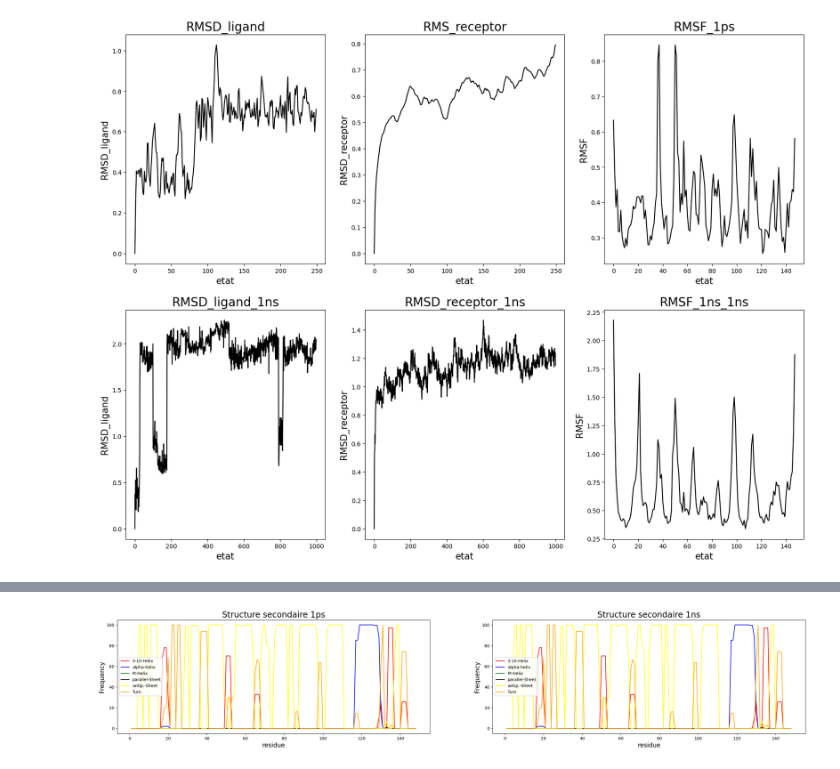
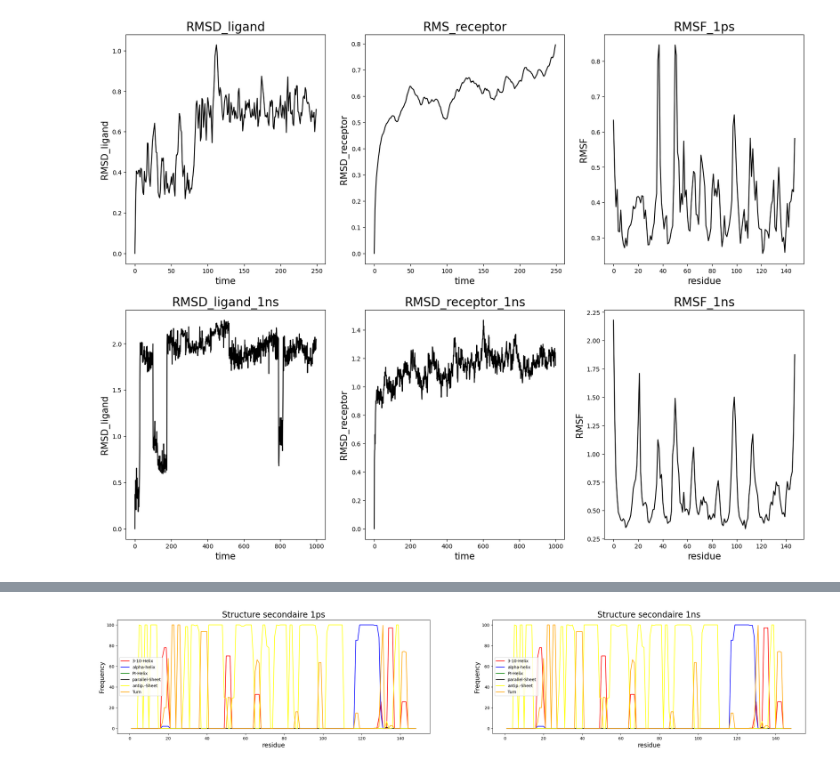
Before and after one commit to ChabCorp/TP_modmol, a Jupyter notebook: res_TP2/res.ipynb, the cells around one changed output, grey strips where cells are left out. Cells and saved outputs as stored; diff of their text form; code cells hidden in the pictures.

```diff
--- a/res_TP2/res.ipynb
+++ b/res_TP2/res.ipynb
@@ -8,40 +8,40 @@ import matplotlib.pyplot as plt
 fig, ax = plt.subplots(2,3, figsize=(20,15))
 rms = pd.read_csv('rms_lig.txt', header=None)
 ax[0,0].plot(rms, color='black')
-ax[0,0].set_xlabel('etat', fontsize=15)
+ax[0,0].set_xlabel('time', fontsize=15)
 ax[0,0].set_ylabel('RMSD_ligand', fontsize=15)
 ax[0,0].set_title('RMSD_ligand', fontsize=20)
 
 rms_rec = pd.read_csv("rms_rec.txt", header=None)
 ax[0,1].plot(rms_rec, color='black')
-ax[0,1].set_xlabel('etat', fontsize=15)
+ax[0,1].set_xlabel('time', fontsize=15)
 ax[0,1].set_ylabel('RMSD_receptor', fontsize=15)
 ax[0,1].set_title('RMS_receptor', fontsize=20)
 
 rmsf = pd.read_csv("rmsf.txt", header=None)
 ax[0,2].plot(rmsf, color='black')
-ax[0,2].set_xlabel('etat', fontsize=15)
+ax[0,2].set_xlabel('residue', fontsize=15)
 ax[0,2].set_ylabel('RMSF', fontsize=15)
 ax[0,2].set_title('RMSF_1ps', fontsize=20)
 
 rms_1ns = pd.read_csv('rms_lig_1ns.txt', header=None)
 ax[1,0].plot(rms_1ns, color='black')
-ax[1,0].set_xlabel('etat', fontsize=15)
+ax[1,0].set_xlabel('time', fontsize=15)
 ax[1,0].set_ylabel('RMSD_ligand', fontsize=15)
 ax[1,0].set_title('RMSD_ligand_1ns', fontsize=20)
 
 rms_rec_1ns = pd.read_csv("rms_rec_1ns.txt", header=None)
 ax[1,1].plot(rms_rec_1ns, color='black')
-ax[1,1].set_xlabel('etat', fontsize=15)
+ax[1,1].set_xlabel('time', fontsize=15)
 ax[1,1].set_ylabel('RMSD_receptor', fontsize=15)
 ax[1,1].set_title('RMSD_receptor_1ns', fontsize=20)
 
 rmsf_1ns = pd.read_csv("rmsf_1ns.txt", header=None)
 ax[1,2].plot(rmsf_1ns, color='black')
-ax[1,2].set_xlabel('etat', fontsize=15)
+ax[1,2].set_xlabel('residue', fontsize=15)
 ax[1,2].set_ylabel('RMSF', fontsize=15)
-ax[1,2].set_title('RMSF_1ns_1ns', fontsize=20)
+ax[1,2].set_title('RMSF_1ns', fontsize=20)
 plt.savefig('rmsf_1ns.png', dpi=500)
 plt.show()
 # %% [output]
-[figure, old version]
+[figure, new version]
```
Also changed, not shown: parts of 2 cells of this notebook, 1 other file.
